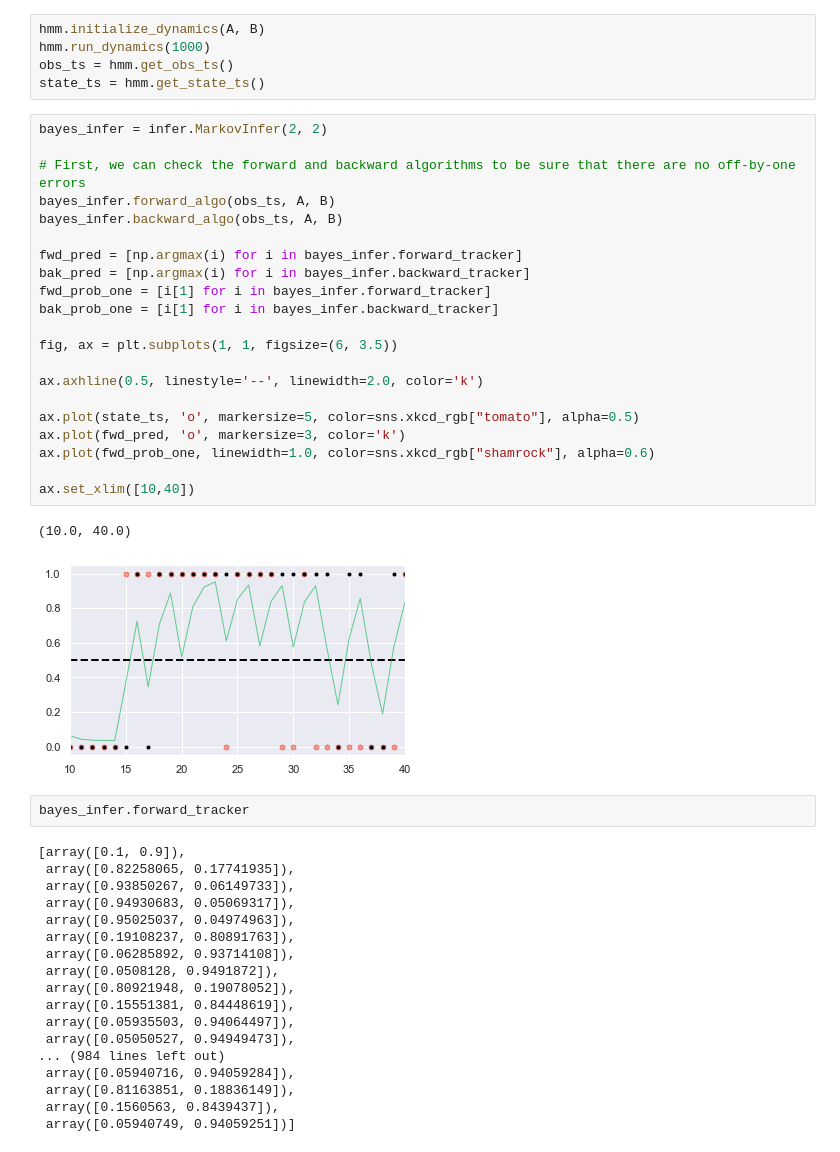
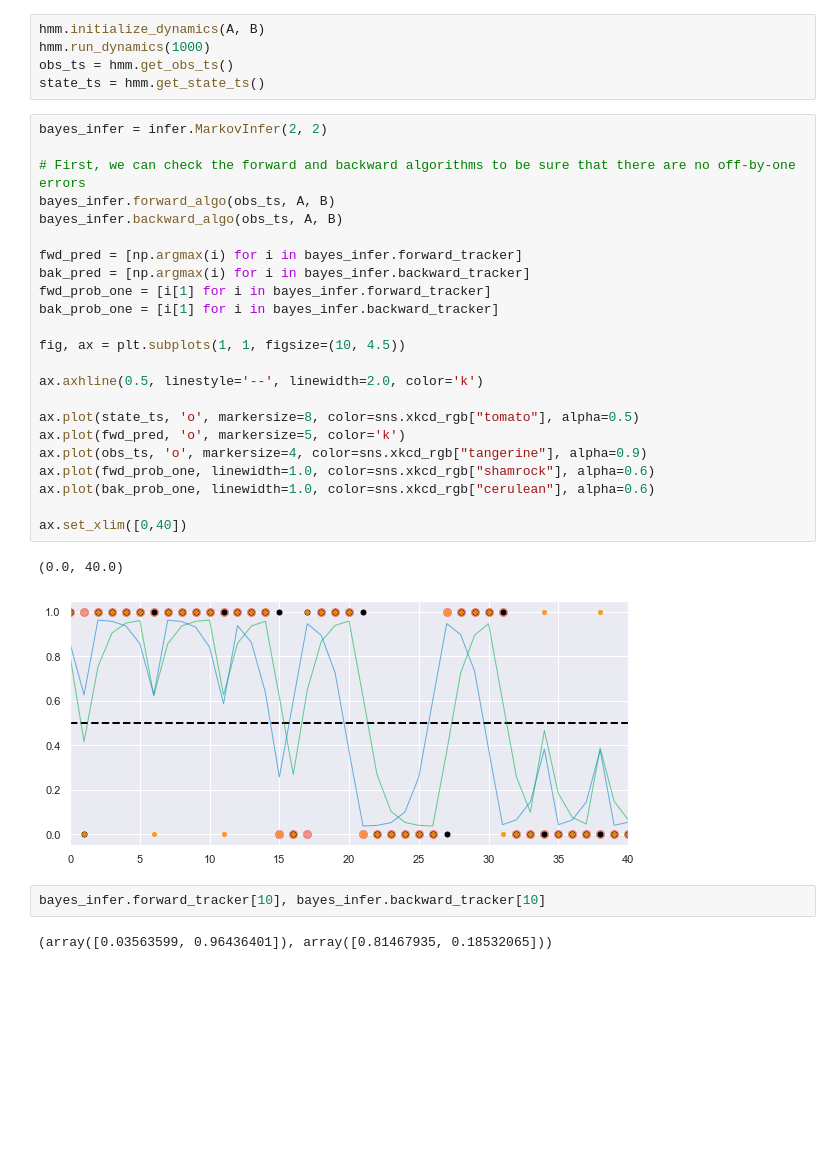
Before and after one commit to StevenJLarge/hmm, a Jupyter notebook: notebooks/07-slarge-baum-welch-optimization.ipynb, the cells around one changed output. Saved outputs shown, nothing was run; the diff lists cells and outputs as text; blank space fills up the shorter version.

```diff
--- a/notebooks/07-slarge-baum-welch-optimization.ipynb
+++ b/notebooks/07-slarge-baum-welch-optimization.ipynb
@@ -38,44 +38,30 @@ state_ts = hmm.get_state_ts()
 # %%
 bayes_infer = infer.MarkovInfer(2, 2)
 
 # First, we can check the forward and backward algorithms to be sure that there are no off-by-one errors
 bayes_infer.forward_algo(obs_ts, A, B)
 bayes_infer.backward_algo(obs_ts, A, B)
 
 fwd_pred = [np.argmax(i) for i in bayes_infer.forward_tracker]
 bak_pred = [np.argmax(i) for i in bayes_infer.backward_tracker]
 fwd_prob_one = [i[1] for i in bayes_infer.forward_tracker]
 bak_prob_one = [i[1] for i in bayes_infer.backward_tracker]
 
-fig, ax = plt.subplots(1, 1, figsize=(6, 3.5))
+fig, ax = plt.subplots(1, 1, figsize=(10, 4.5))
 
 ax.axhline(0.5, linestyle='--', linewidth=2.0, color='k')
 
-ax.plot(state_ts, 'o', markersize=5, color=sns.xkcd_rgb["tomato"], alpha=0.5)
-ax.plot(fwd_pred, 'o', markersize=3, color='k')
+ax.plot(state_ts, 'o', markersize=8, color=sns.xkcd_rgb["tomato"], alpha=0.5)
+ax.plot(fwd_pred, 'o', markersize=5, color='k')
+ax.plot(obs_ts, 'o', markersize=4, color=sns.xkcd_rgb["tangerine"], alpha=0.9)
 ax.plot(fwd_prob_one, linewidth=1.0, color=sns.xkcd_rgb["shamrock"], alpha=0.6)
+ax.plot(bak_prob_one, linewidth=1.0, color=sns.xkcd_rgb["cerulean"], alpha=0.6)
 
-ax.set_xlim([10,40])
+ax.set_xlim([0,40])
 # %% [output]
-(10.0, 40.0)
+(0.0, 40.0)
-[figure, old version]
+[figure, new version]
 # %%
-bayes_infer.forward_tracker
+bayes_infer.forward_tracker[10], bayes_infer.backward_tracker[10]
 # %% [output]
-[array([0.1, 0.9]),
- array([0.82258065, 0.17741935]),
- array([0.93850267, 0.06149733]),
- array([0.94930683, 0.05069317]),
- array([0.95025037, 0.04974963]),
- array([0.19108237, 0.80891763]),
- array([0.06285892, 0.93714108]),
- array([0.0508128, 0.9491872]),
- array([0.80921948, 0.19078052]),
- array([0.15551381, 0.84448619]),
- array([0.05935503, 0.94064497]),
- array([0.05050527, 0.94949473]),
-... (984 lines left out)
- array([0.05940716, 0.94059284]),
- array([0.81163851, 0.18836149]),
- array([0.1560563, 0.8439437]),
- array([0.05940749, 0.94059251])]
+(array([0.03563599, 0.96436401]), array([0.81467935, 0.18532065]))
```
Also changed, not shown: 1 other file.
